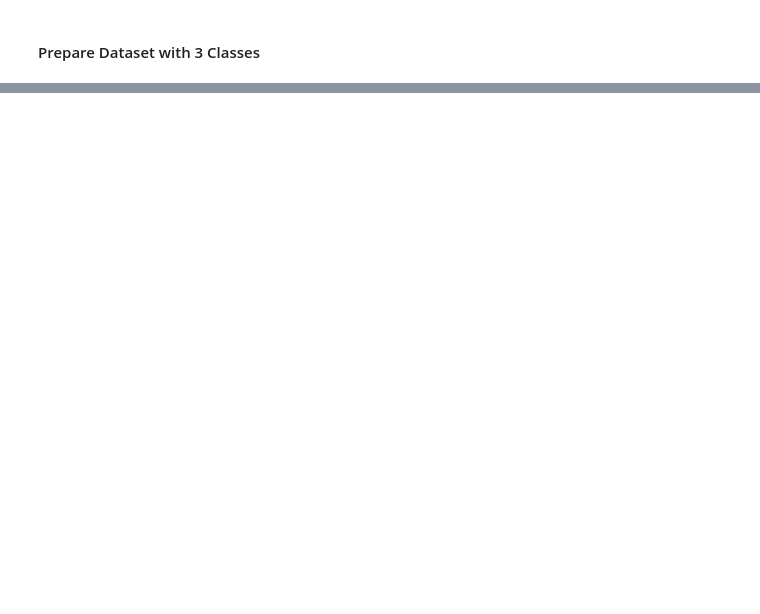
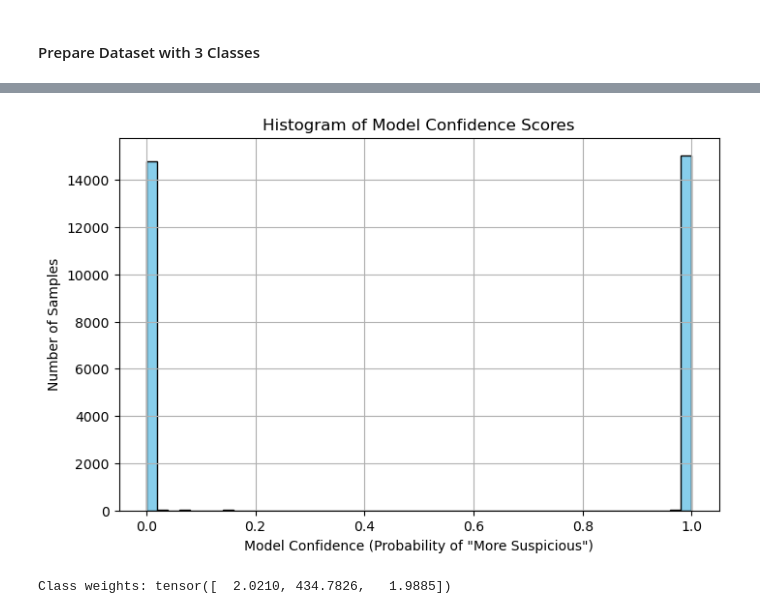
Before and after one commit to pr33tpatel/NLP_NewsClassifier, a Jupyter notebook: cse590project-11-9-2025 1.ipynb, the cells around one changed output, grey strips where cells are left out. Cells and saved outputs as stored; diff of their text form; code cells hidden in the pictures; blank space fills up the shorter version.

```diff
--- a/cse590project-11-9-2025 1.ipynb
+++ b/cse590project-11-9-2025 1.ipynb
@@ -1299,0 +1376,25 @@ NameError: name 'df' is not defined
+# %%
+import matplotlib.pyplot as plt
+
+plt.figure(figsize=(8, 5))
+plt.hist(df['confidence'], bins=50, color='skyblue', edgecolor='black')
+plt.xlabel('Model Confidence (Probability of "More Suspicious")')
+plt.ylabel('Number of Samples')
+plt.title('Histogram of Model Confidence Scores')
+plt.grid(True)
+plt.show()
+# %% [output]
+[figure, added]
+# %%
+import torch
+
+# Compute class counts (e.g., label values: 0, 1, 2)
+class_counts = df['label'].value_counts().sort_index().to_list()
+total_count = sum(class_counts)
+
+# Inverse frequency weighting
+weights = [total_count / c for c in class_counts]
+weights = torch.tensor(weights, dtype=torch.float32).to(device)
+print("Class weights:", weights)
+# %% [output]
+Class weights: tensor([  2.0210, 434.7826,   1.9885])
```
Also changed, not shown: parts of 7 cells of this notebook, 1 other file.
